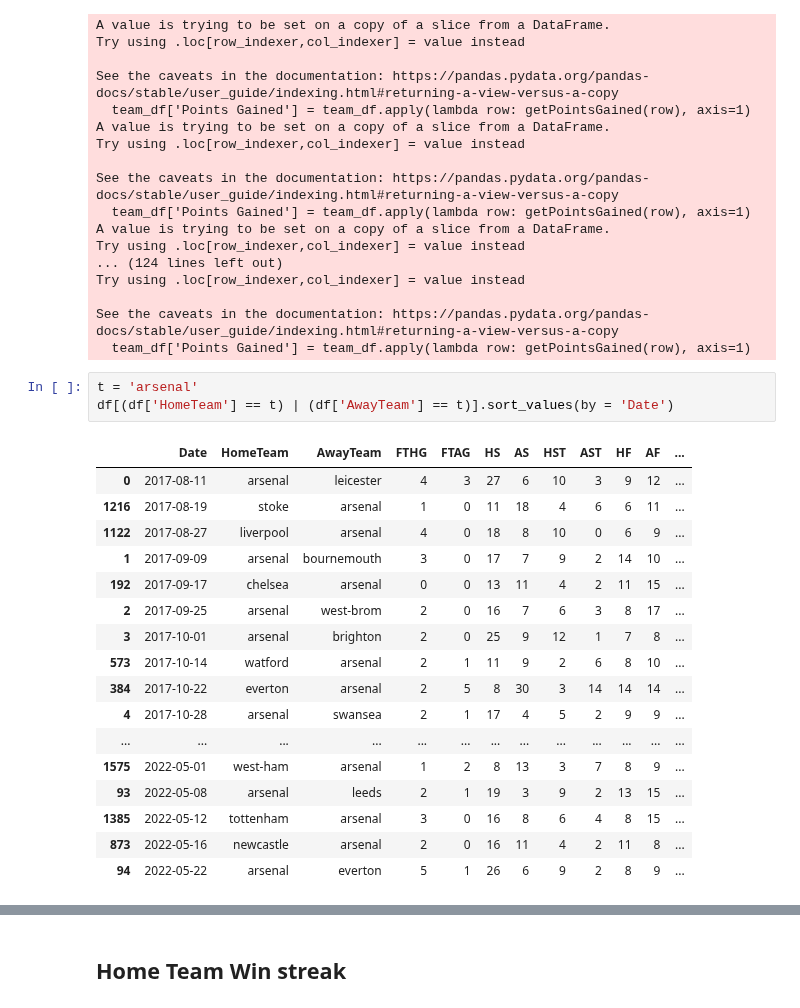
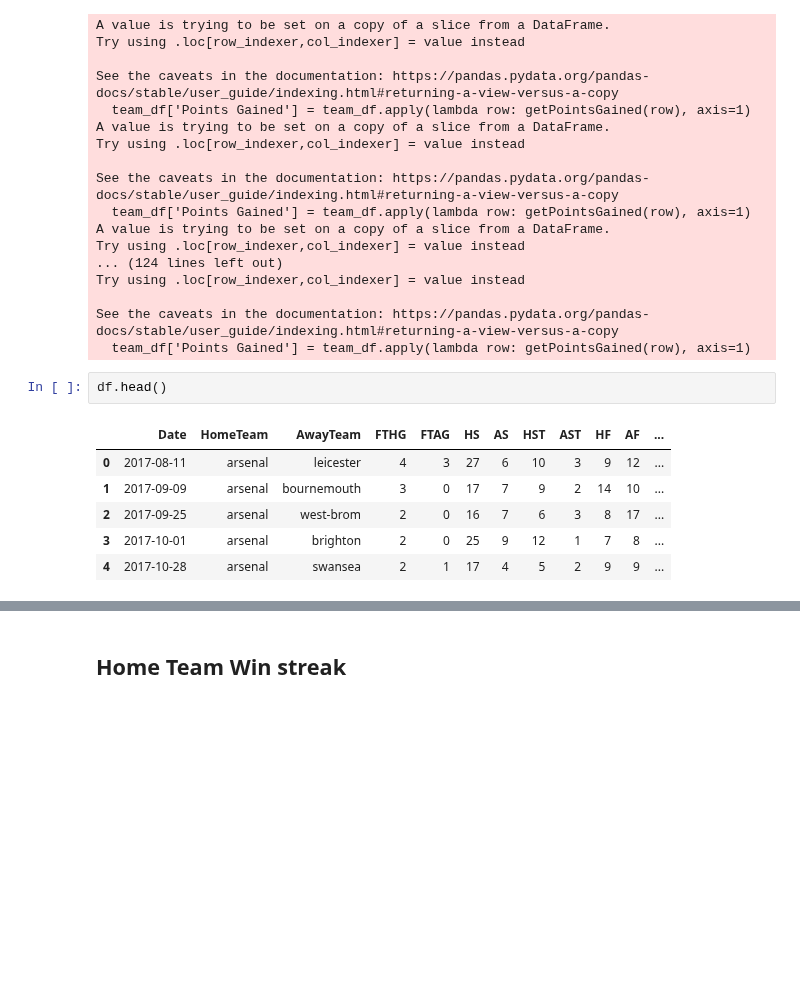
Before and after one commit to schoibs/football-match-prediction, a Jupyter notebook: 2 Feature Engineering.ipynb, the cells around one changed output, grey strips where cells are left out. Cells and saved outputs as stored; diff of their text form; blank space fills up the shorter version.

```diff
--- a/2 Feature Engineering.ipynb
+++ b/2 Feature Engineering.ipynb
@@ -251,24 +267,12 @@ Try using .loc[row_indexer,col_indexer] = value instead
 
 See the caveats in the documentation: https://pandas.pydata.org/pandas-docs/stable/user_guide/indexing.html#returning-a-view-versus-a-copy
   team_df['Points Gained'] = team_df.apply(lambda row: getPointsGained(row), axis=1)
-# %%
-t = 'arsenal'
-df[(df['HomeTeam'] == t) | (df['AwayTeam'] == t)].sort_values(by = 'Date')
-# %% [output]
-|  | Date | HomeTeam | AwayTeam | FTHG | FTAG | HS | AS | HST | AST | HF | AF | ... |
-| 0 | 2017-08-11 | arsenal | leicester | 4 | 3 | 27 | 6 | 10 | 3 | 9 | 12 | ... |
-| 1216 | 2017-08-19 | stoke | arsenal | 1 | 0 | 11 | 18 | 4 | 6 | 6 | 11 | ... |
-| 1122 | 2017-08-27 | liverpool | arsenal | 4 | 0 | 18 | 8 | 10 | 0 | 6 | 9 | ... |
-| 1 | 2017-09-09 | arsenal | bournemouth | 3 | 0 | 17 | 7 | 9 | 2 | 14 | 10 | ... |
-| 192 | 2017-09-17 | chelsea | arsenal | 0 | 0 | 13 | 11 | 4 | 2 | 11 | 15 | ... |
-| 2 | 2017-09-25 | arsenal | west-brom | 2 | 0 | 16 | 7 | 6 | 3 | 8 | 17 | ... |
-| 3 | 2017-10-01 | arsenal | brighton | 2 | 0 | 25 | 9 | 12 | 1 | 7 | 8 | ... |
-| 573 | 2017-10-14 | watford | arsenal | 2 | 1 | 11 | 9 | 2 | 6 | 8 | 10 | ... |
-| 384 | 2017-10-22 | everton | arsenal | 2 | 5 | 8 | 30 | 3 | 14 | 14 | 14 | ... |
-| 4 | 2017-10-28 | arsenal | swansea | 2 | 1 | 17 | 4 | 5 | 2 | 9 | 9 | ... |
-| ... | ... | ... | ... | ... | ... | ... | ... | ... | ... | ... | ... | ... |
-| 1575 | 2022-05-01 | west-ham | arsenal | 1 | 2 | 8 | 13 | 3 | 7 | 8 | 9 | ... |
-| 93 | 2022-05-08 | arsenal | leeds | 2 | 1 | 19 | 3 | 9 | 2 | 13 | 15 | ... |
-| 1385 | 2022-05-12 | tottenham | arsenal | 3 | 0 | 16 | 8 | 6 | 4 | 8 | 15 | ... |
-| 873 | 2022-05-16 | newcastle | arsenal | 2 | 0 | 16 | 11 | 4 | 2 | 11 | 8 | ... |
-| 94 | 2022-05-22 | arsenal | everton | 5 | 1 | 26 | 6 | 9 | 2 | 8 | 9 | ... |
+# %%
+df.head()
+# %% [output]
+|  | Date | HomeTeam | AwayTeam | FTHG | FTAG | HS | AS | HST | AST | HF | AF | ... |
+| 0 | 2017-08-11 | arsenal | leicester | 4 | 3 | 27 | 6 | 10 | 3 | 9 | 12 | ... |
+| 1 | 2017-09-09 | arsenal | bournemouth | 3 | 0 | 17 | 7 | 9 | 2 | 14 | 10 | ... |
+| 2 | 2017-09-25 | arsenal | west-brom | 2 | 0 | 16 | 7 | 6 | 3 | 8 | 17 | ... |
+| 3 | 2017-10-01 | arsenal | brighton | 2 | 0 | 25 | 9 | 12 | 1 | 7 | 8 | ... |
+| 4 | 2017-10-28 | arsenal | swansea | 2 | 1 | 17 | 4 | 5 | 2 | 9 | 9 | ... |
```
Also changed, not shown: parts of 11 cells of this notebook.
